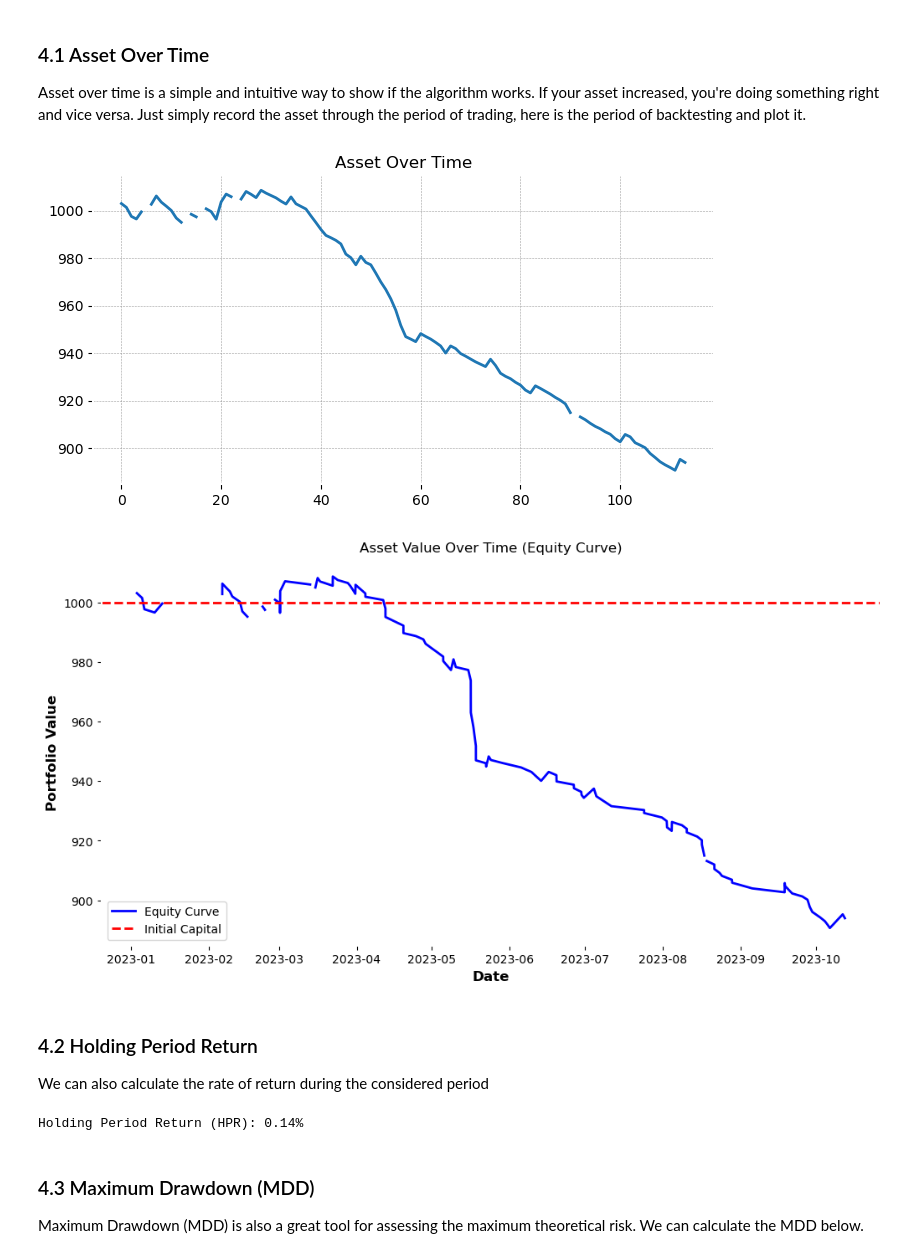
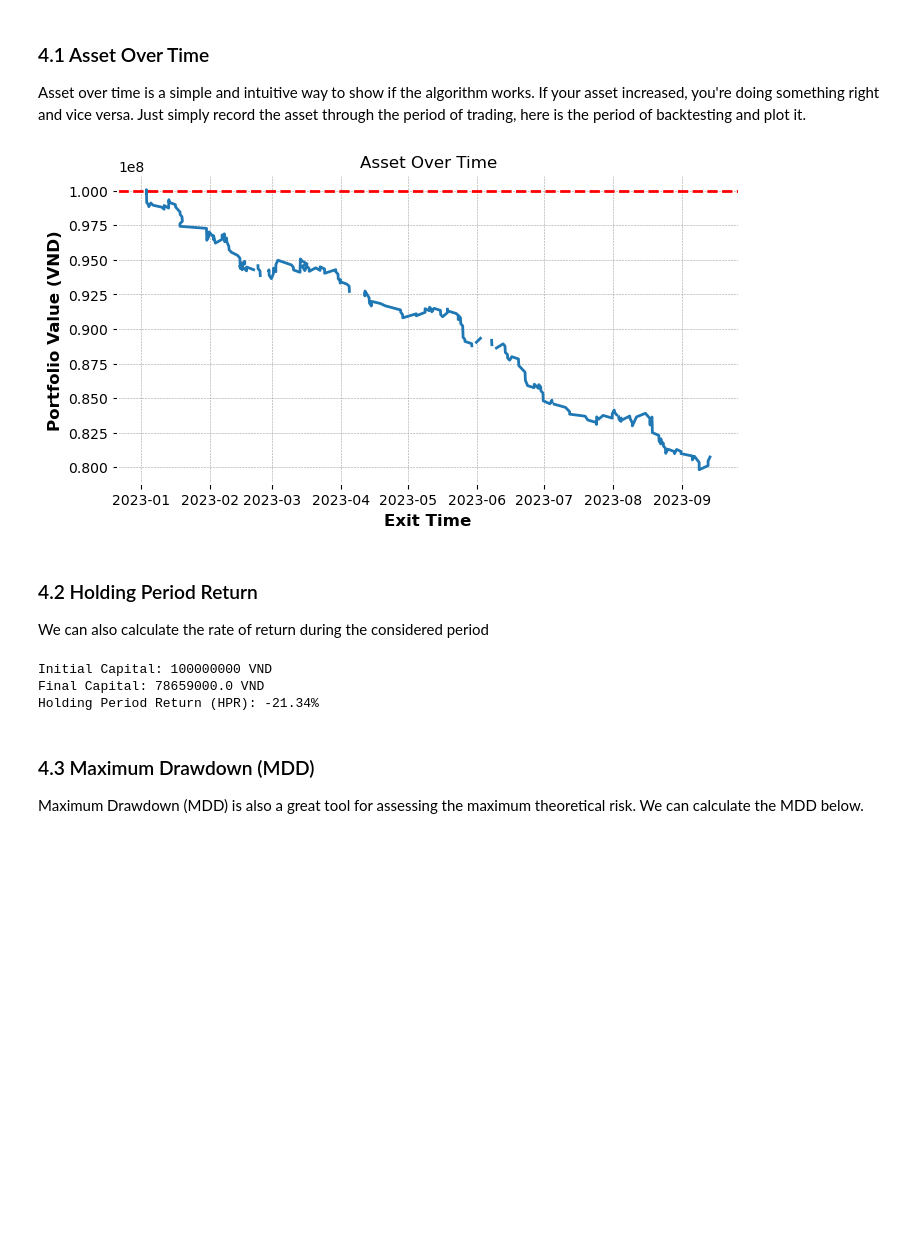
Before and after one commit to algotrade-course/Group12, a Jupyter notebook: src/midterm.ipynb, the cells around one changed output. Cells and saved outputs as stored; diff of their text form; code cells hidden in the pictures; blank space fills up the shorter version.

```diff
--- a/src/midterm.ipynb
+++ b/src/midterm.ipynb
@@ -341,45 +340,59 @@ Total profit: -36.50
 ### 4.1 Asset Over Time
 Asset over time is a simple and intuitive way to show if the algorithm works. If your asset increased, you're doing something right and vice versa. Just simply record the asset through the period of trading, here is the period of backtesting and plot it.
 # %%
-# Set initial capital
-initial_capital = 1000 # Example starting balance
+import matplotlib.pyplot as plt
 
-# Convert trades into a DataFrame
+# Set initial capital (must be consistent with your simulation)
+initial_capital = 100_000_000  # VND
+
+# Convert trades into a DataFrame (assuming the list "trades" is already available)
 trades_df = pd.DataFrame(trades)
 
+# Ensure trades are sorted by exit time
+trades_df.sort_values(by="exit_time", inplace=True)
 
-# Compute cumulative profit
-trades_df["capital_over_time"] = initial_capital + trades_df["profit"].cumsum()
+# Compute cumulative asset value over time
+trades_df["capital_over_time"] = initial_capital + trades_df["profit_vnd"].cumsum()
+trades_df["capital_over_time"] = trades_df["capital_over_time"].ffill()
 
-trades_df["capital_over_time"].plot(kind='line', figsize=(8, 4), title='Asset Over Time')
+# Plot the asset curve (capital over time)
+plt.figure(figsize=(8, 4))
+plt.plot(trades_df["exit_time"], trades_df["capital_over_time"], label="Portfolio Value")
+plt.axhline(y=initial_capital, color="r", linestyle="--", label="Initial Capital")
+plt.title('Asset Over Time')
+plt.xlabel("Exit Time")
+plt.ylabel("Portfolio Value (VND)")
 plt.gca().spines[['top', 'right']].set_visible(False)
-
-# Plot asset value over time
-plt.figure(figsize=(12, 6))
-plt.plot(trades_df["exit_time"], trades_df["capital_over_time"], label="Equity Curve", color="b")
-plt.axhline(y=initial_capital, color="r", linestyle="--", label="Initial Capital")
-plt.xlabel("Date")
-plt.ylabel("Portfolio Value")
-plt.title("Asset Value Over Time (Equity Curve)")
-plt.legend()
-plt.grid()
 plt.show()
 # %% [output]
-[figure, old version]
+[figure, new version]
-[figure, removed]
 # %% [markdown]
 ### 4.2 Holding Period Return
 
 We can also calculate the rate of return during the considered period
-# %%
-final_capital = initial_capital + trades_df["profit"].sum()
-
-# Compute Holding Period Return
-HPR = ((final_capital - initial_capital) / initial_capital) * 100
-
-print(f"Holding Period Return (HPR): {HPR:.2f}%")
-# %% [output]
-Holding Period Return (HPR): 0.14%
+# %%
+# Example initial capital matching your simulation
+initial_capital = 100_000_000
+
+# Convert trades into a DataFrame if needed
+trades_df = pd.DataFrame(trades)
+
+# Sum of profits from all trades
+total_profit = trades_df["profit_vnd"].sum() if not trades_df.empty else 0
+
+# Compute final capital
+final_capital = initial_capital + total_profit
+
+# Compute Holding Period Return
+HPR = ((final_capital - initial_capital) / initial_capital) * 100
+
+print(f"Initial Capital: {initial_capital} VND")
+print(f"Final Capital: {final_capital} VND")
+print(f"Holding Period Return (HPR): {HPR:.2f}%")
+# %% [output]
+Initial Capital: 100000000 VND
+Final Capital: 78659000.0 VND
+Holding Period Return (HPR): -21.34%
 # %% [markdown]
 ### 4.3 Maximum Drawdown (MDD)
 
```
Also changed, not shown: parts of 8 cells of this notebook.
